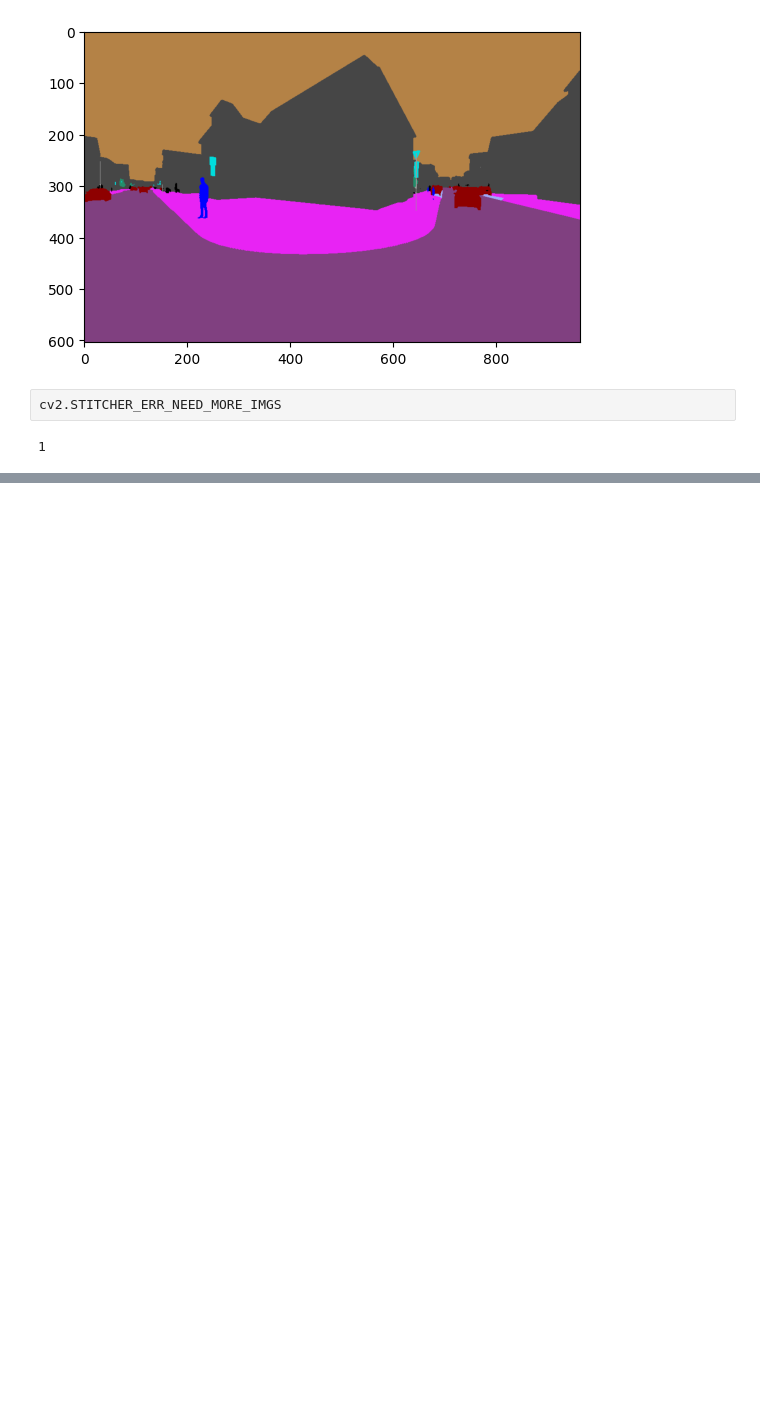
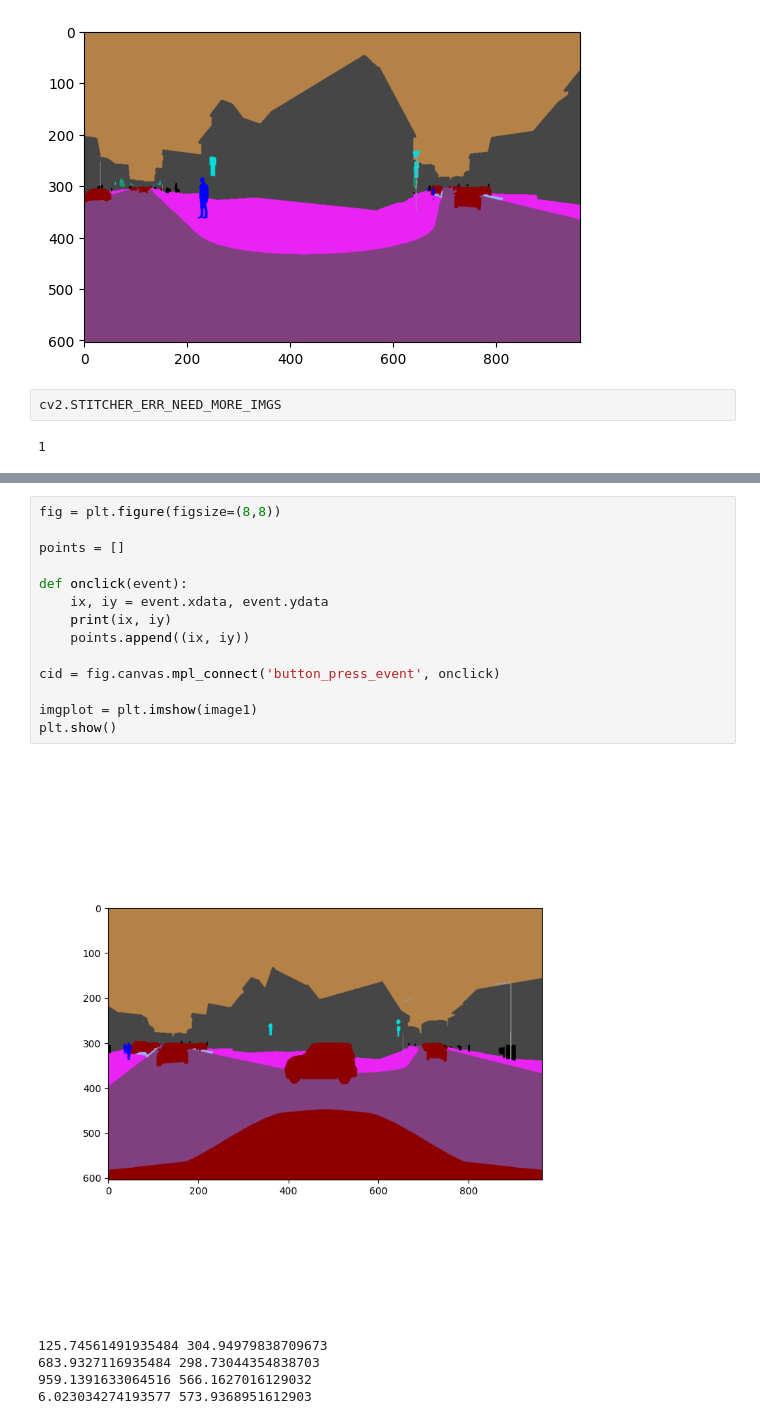
Before and after one commit to wuyasan/CVFinalProject, a Jupyter notebook: notebooks/eda.ipynb, the cells around one changed output, grey strips where cells are left out. Cells and saved outputs as stored; diff of their text form; blank space fills up the shorter version.

Commit message:
add interactive point selection support

```diff
--- a/notebooks/eda.ipynb
+++ b/notebooks/eda.ipynb
@@ -122,0 +147,20 @@ cv2.STITCHER_ERR_NEED_MORE_IMGS
+# %%
+fig = plt.figure(figsize=(8,8))
+
+points = []
+
+def onclick(event):
+    ix, iy = event.xdata, event.ydata
+    print(ix, iy)
+    points.append((ix, iy))
+
+cid = fig.canvas.mpl_connect('button_press_event', onclick)
+
+imgplot = plt.imshow(image1)
+plt.show()
+# %% [output]
+[figure, added]
+125.74561491935484 304.94979838709673
+683.9327116935484 298.73044354838703
+959.1391633064516 566.1627016129032
+6.023034274193577 573.9368951612903
```
Also changed, not shown: parts of 12 cells of this notebook.
